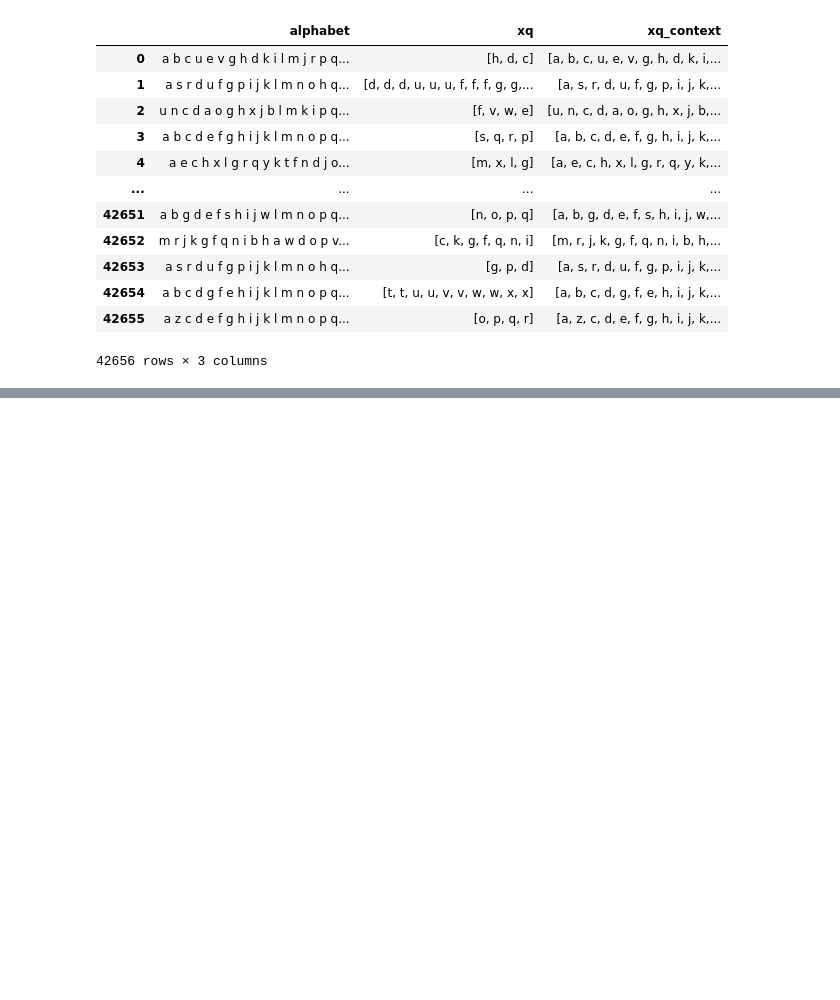
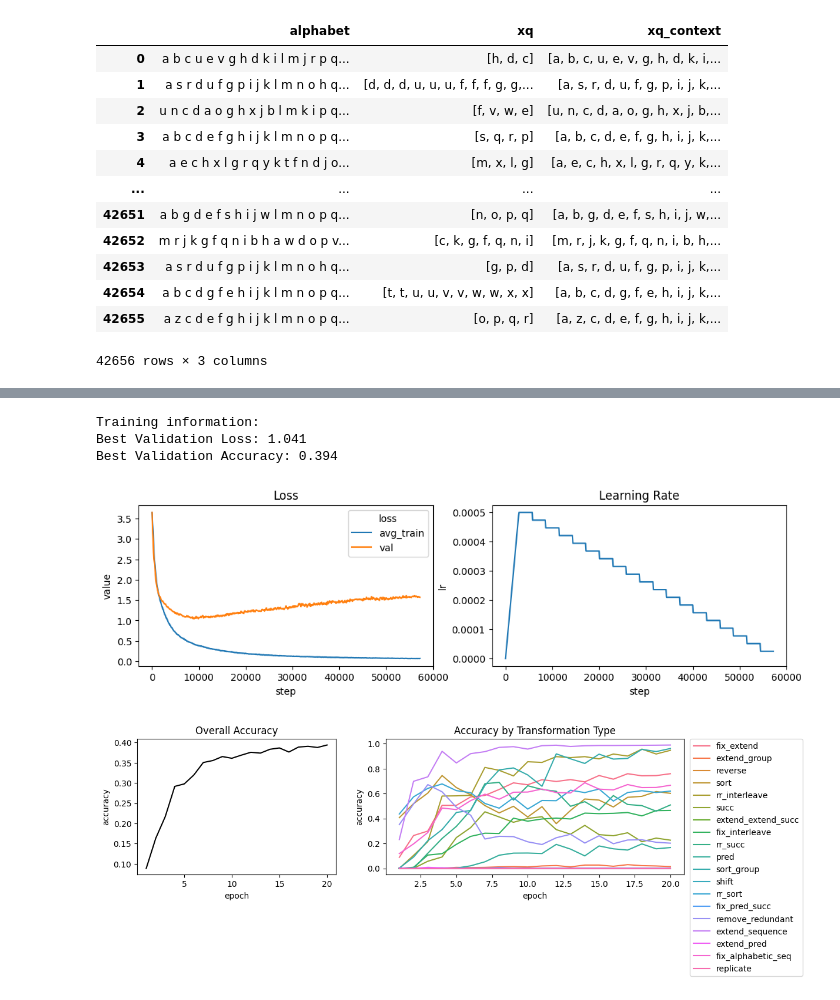
Before and after one commit to philipp-hellwig/MLC-letter-string-analogies, a Jupyter notebook: analyses/all_trans.ipynb, the cells around one changed output, grey strips where cells are left out. Saved outputs shown, nothing was run; the diff lists cells and outputs as text; code cells hidden in the pictures; blank space fills up the shorter version.

```diff
--- a/analyses/all_trans.ipynb
+++ b/analyses/all_trans.ipynb
@@ -564,0 +571,4 @@ pred_data.loc[:, ["alphabet","xq","xq_context"]]
+# %%
+cp = checkpoint.CheckPoint("../models/MLC_all_trans_study1_nep20_lr0_0005_bs64_dr0_2_io.pt", device=DEVICE)
+model = cp.load_model()
+val = cp.load_dataloaders("../data/all_transformations_study1", use_datasets=["val"])[0]
@@ -564,0 +591,8 @@ pred_data.loc[:, ["alphabet","xq","xq_context"]]
+# %%
+analysis_utils.training_information(cp, val)
+# %% [output]
+Training information:
+Best Validation Loss: 1.041
+Best Validation Accuracy: 0.394
+[figure, added]
+[figure, added]
```
Also changed, not shown: parts of 5 cells of this notebook, 4 other files.
